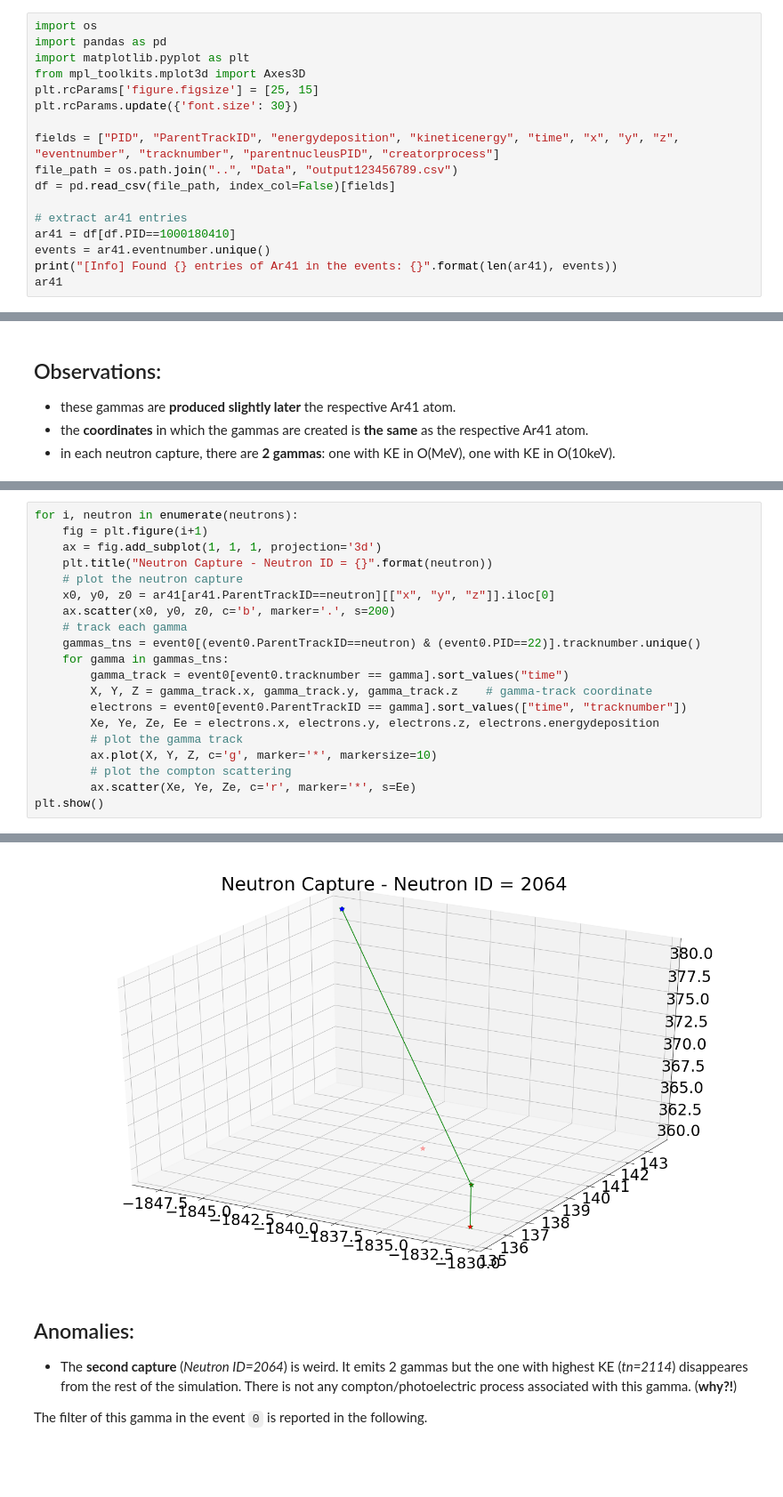
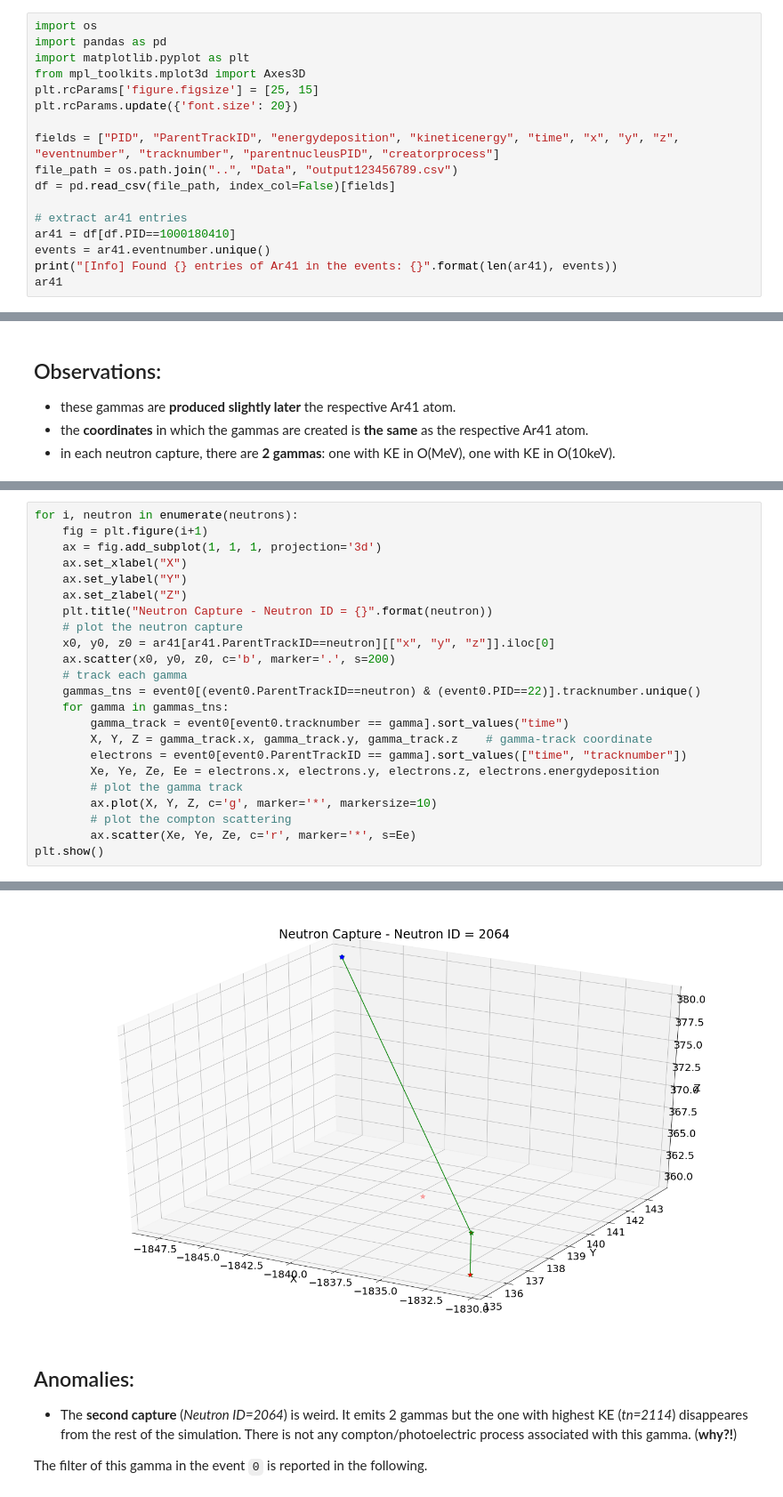
Before and after one commit to luigiberducci/ML4NP, a Jupyter notebook: Notebooks/looking_for_gammas_around_ar41_ncapture.ipynb, the cells around one changed output, grey strips where cells are left out. Shown at 89% size. Cells and saved outputs as stored; diff of their text form; blank space fills up the shorter version.

```diff
--- a/Notebooks/looking_for_gammas_around_ar41_ncapture.ipynb
+++ b/Notebooks/looking_for_gammas_around_ar41_ncapture.ipynb
@@ -23,7 +23,7 @@ import pandas as pd
 import matplotlib.pyplot as plt
 from mpl_toolkits.mplot3d import Axes3D
 plt.rcParams['figure.figsize'] = [25, 15]
-plt.rcParams.update({'font.size': 30})
+plt.rcParams.update({'font.size': 20})
 
 fields = ["PID", "ParentTrackID", "energydeposition", "kineticenergy", "time", "x", "y", "z", "eventnumber", "tracknumber", "parentnucleusPID", "creatorprocess"]
 file_path = os.path.join("..", "Data", "output123456789.csv")
@@ -80,6 +81,9 @@ gammas.groupby("tracknumber").first()
 for i, neutron in enumerate(neutrons):
     fig = plt.figure(i+1)
     ax = fig.add_subplot(1, 1, 1, projection='3d')
+    ax.set_xlabel("X")
+    ax.set_ylabel("Y")
+    ax.set_zlabel("Z")
     plt.title("Neutron Capture - Neutron ID = {}".format(neutron))
     # plot the neutron capture
     x0, y0, z0 = ar41[ar41.ParentTrackID==neutron][["x", "y", "z"]].iloc[0]
@@ -101,4 +105,4 @@ plt.show()
-[figure, old version]
+[figure, new version]
 # %% [markdown]
 ## Anomalies:
 - The **second capture** (*Neutron ID=2064*) is weird. It emits 2 gammas but the one with highest KE (*tn=2114*) disappeares from the rest of the simulation. There is not any compton/photoelectric process associated with this gamma. (**why?!**)
```
Also changed, not shown: parts of 5 cells of this notebook, 1 other file.
